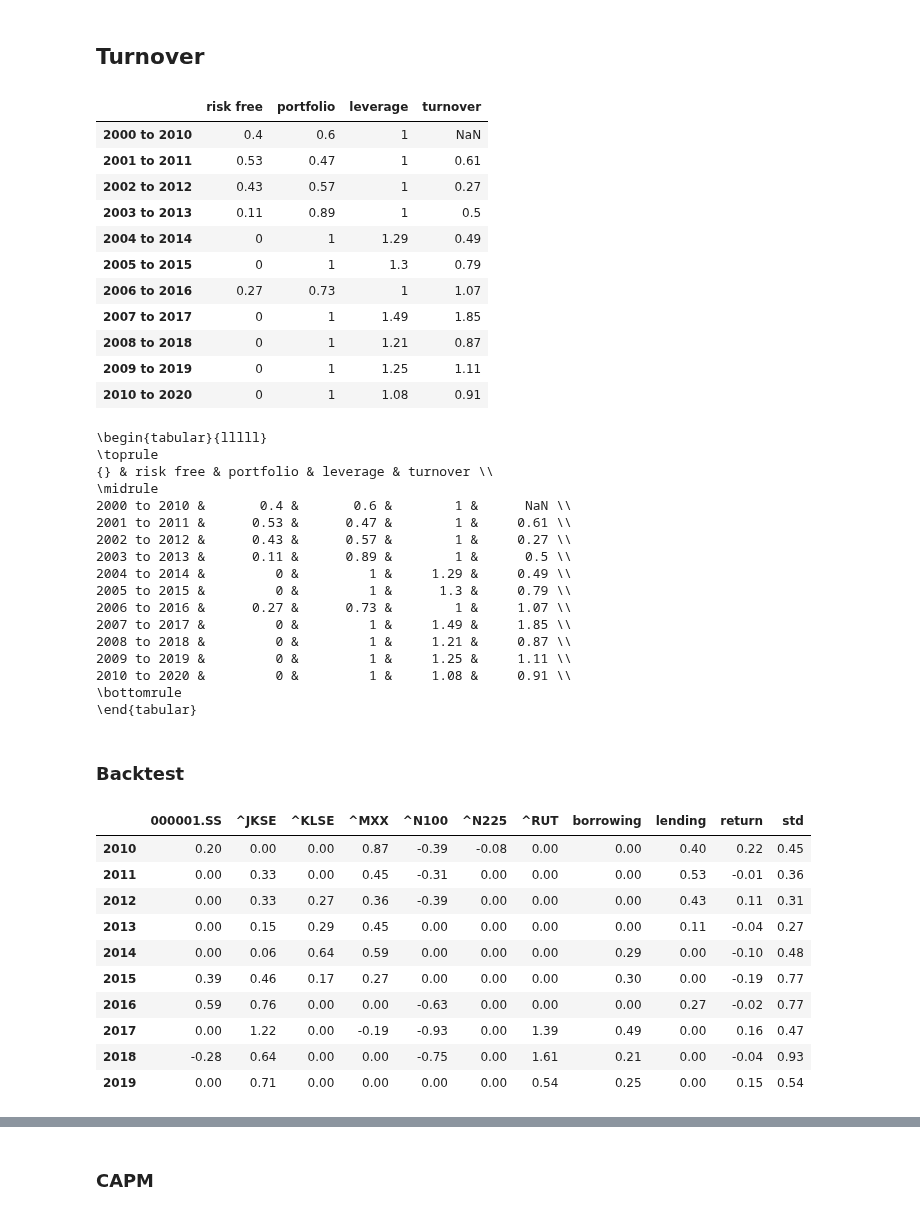
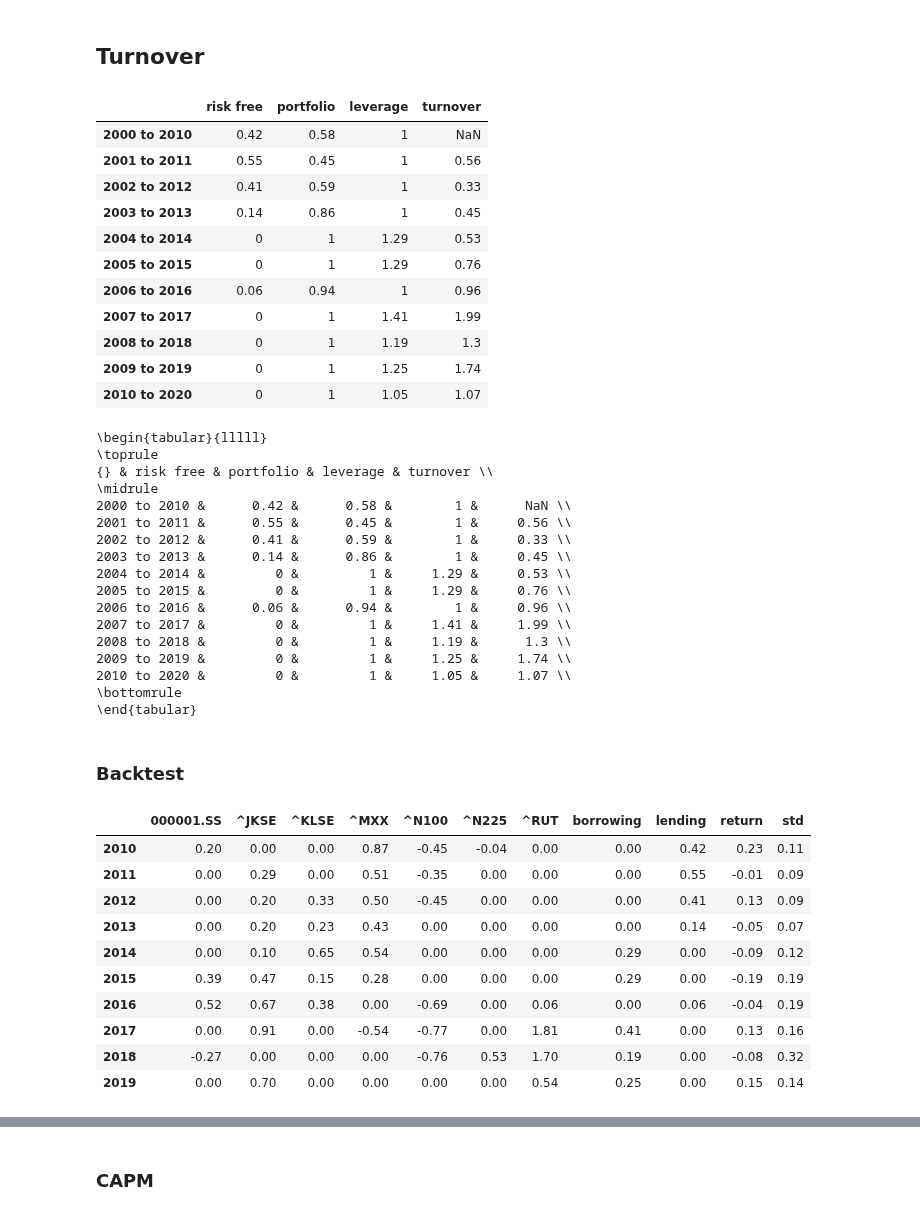
Before and after one commit to mxmws/datafin, a Jupyter notebook: Final_assigment.ipynb, the cells around one changed output, grey strips where cells are left out. Cells and saved outputs as stored; diff of their text form; code cells hidden in the pictures.

```diff
--- a/Final_assigment.ipynb
+++ b/Final_assigment.ipynb
@@ -159,7 +159,7 @@ for j in range(4,5):
 import numpy as np
 import matplotlib.pyplot as plt
 
-runs = 10000
+runs = 50000
 
 tobin_separation = True
 
@@ -433,17 +433,17 @@ for i, (portfolio, previous_portfolio) in enumerate(zip(highest_sharper_portfoli
 table
 # %% [output]
 |  | risk free | portfolio | leverage | turnover |
-| 2000 to 2010 | 0.4 | 0.6 | 1 | NaN |
-| 2001 to 2011 | 0.53 | 0.47 | 1 | 0.61 |
-| 2002 to 2012 | 0.43 | 0.57 | 1 | 0.27 |
-| 2003 to 2013 | 0.11 | 0.89 | 1 | 0.5 |
-| 2004 to 2014 | 0 | 1 | 1.29 | 0.49 |
-| 2005 to 2015 | 0 | 1 | 1.3 | 0.79 |
-| 2006 to 2016 | 0.27 | 0.73 | 1 | 1.07 |
-| 2007 to 2017 | 0 | 1 | 1.49 | 1.85 |
-| 2008 to 2018 | 0 | 1 | 1.21 | 0.87 |
-| 2009 to 2019 | 0 | 1 | 1.25 | 1.11 |
-| 2010 to 2020 | 0 | 1 | 1.08 | 0.91 |
+| 2000 to 2010 | 0.42 | 0.58 | 1 | NaN |
+| 2001 to 2011 | 0.55 | 0.45 | 1 | 0.56 |
+| 2002 to 2012 | 0.41 | 0.59 | 1 | 0.33 |
+| 2003 to 2013 | 0.14 | 0.86 | 1 | 0.45 |
+| 2004 to 2014 | 0 | 1 | 1.29 | 0.53 |
+| 2005 to 2015 | 0 | 1 | 1.29 | 0.76 |
+| 2006 to 2016 | 0.06 | 0.94 | 1 | 0.96 |
+| 2007 to 2017 | 0 | 1 | 1.41 | 1.99 |
+| 2008 to 2018 | 0 | 1 | 1.19 | 1.3 |
+| 2009 to 2019 | 0 | 1 | 1.25 | 1.74 |
+| 2010 to 2020 | 0 | 1 | 1.05 | 1.07 |
 # %%
 print(table.to_latex())
 # %% [output]
@@ -451,17 +451,17 @@ print(table.to_latex())
 \toprule
 {} & risk free & portfolio & leverage & turnover \\
 \midrule
-2000 to 2010 &       0.4 &       0.6 &        1 &      NaN \\
-2001 to 2011 &      0.53 &      0.47 &        1 &     0.61 \\
-2002 to 2012 &      0.43 &      0.57 &        1 &     0.27 \\
-2003 to 2013 &      0.11 &      0.89 &        1 &      0.5 \\
-2004 to 2014 &         0 &         1 &     1.29 &     0.49 \\
-2005 to 2015 &         0 &         1 &      1.3 &     0.79 \\
-2006 to 2016 &      0.27 &      0.73 &        1 &     1.07 \\
-2007 to 2017 &         0 &         1 &     1.49 &     1.85 \\
-2008 to 2018 &         0 &         1 &     1.21 &     0.87 \\
-2009 to 2019 &         0 &         1 &     1.25 &     1.11 \\
-2010 to 2020 &         0 &         1 &     1.08 &     0.91 \\
+2000 to 2010 &      0.42 &      0.58 &        1 &      NaN \\
+2001 to 2011 &      0.55 &      0.45 &        1 &     0.56 \\
+2002 to 2012 &      0.41 &      0.59 &        1 &     0.33 \\
+2003 to 2013 &      0.14 &      0.86 &        1 &     0.45 \\
+2004 to 2014 &         0 &         1 &     1.29 &     0.53 \\
+2005 to 2015 &         0 &         1 &     1.29 &     0.76 \\
+2006 to 2016 &      0.06 &      0.94 &        1 &     0.96 \\
+2007 to 2017 &         0 &         1 &     1.41 &     1.99 \\
+2008 to 2018 &         0 &         1 &     1.19 &      1.3 \\
+2009 to 2019 &         0 &         1 &     1.25 &     1.74 \\
+2010 to 2020 &         0 &         1 &     1.05 &     1.07 \\
 \bottomrule
 \end{tabular}
 # %% [markdown]
@@ -481,6 +481,7 @@ for i, portfolio in enumerate(highest_sharper_portfolios[:-1]):
 
     weights = portfolio["weights_incl_rf"]
 
+    '''
     # connect symbol of each asset to weight the asset has in the portfolio
     symbol_weight_pairs = list(zip(list(data.columns)+["risk free asset"], weights))
     # divide into long and short, drop weights that are 0
@@ -489,7 +490,7 @@ for i, portfolio in enumerate(highest_sharper_portfolios[:-1]):
     # print symbol weight pairs
     #print(f"Weights: {', '.join( [str(round(weight*100))+'% '+symbol for symbol, weight in long_symbol_weight_pairs] )}")
     # if we borrow (if investment at rfr is negative)
-    '''
+
     if symbol_weight_pairs[-1][1]<0:
         print(f"Borrowed: {round(-symbol_weight_pairs[-1][1]*100)}%")
         short_symbol_weight_pairs = short_symbol_weight_pairs[:-1]
@@ -502,45 +503,45 @@ for i, portfolio in enumerate(highest_sharper_portfolios[:-1]):
     #returns = (data / data.shift(1))[1+i*12:12*10+i*12] # uncomment this
     logReturn = np.log(returns)
     # add column for risk free asset
-    logReturn["rf"] = [risk_free_rate/12]*12 # change last 12 to 119
+    logReturn["rf"] = [risk_free_rate/12]*12 # change last 12 to 119 to check portfolio
 
     logReturn_weighted = (logReturn*weights).sum(axis=1)
     monthly_portfolio_logReturns = pd.concat([monthly_portfolio_logReturns, logReturn_weighted])
     #print(logReturn_weighted.sum(axis=1))
     #print(logReturn_weighted)
     logReturn_total = logReturn_weighted.sum()
     # total weighted return for the year
     #print(f"Return: {str(round(logReturn_total*100))}%")
 
     # this works too but is more complicated
     #covariances = logReturn.cov()
     #portfolio_std = np.sqrt(np.dot(weights.T, np.dot(covariances, weights)))
 
-    portfolio_std = 12*np.sqrt(logReturn_weighted.var())
+    portfolio_std = 3*np.sqrt(logReturn_weighted.var())
 
     #print(f"Standard deviation: " + str(round(portfolio_std,4)))
 
     if portfolio["weights_incl_rf"][-1]>0:
         row_weights = list(portfolio["weights_incl_rf"][:-1])+[0.0]+[portfolio["weights_incl_rf"][-1]]
     else:
         row_weights = list(portfolio["weights_incl_rf"][:-1])+[abs(portfolio["weights_incl_rf"][-1])]+[0.0]
     #print(len(row_weights))
     row = [round(val, 2) for val in list(row_weights)+[logReturn_total, portfolio_std]]
 
     table.loc[f"{portfolio['dates'][1].year}"] = row
 table
 # %% [output]
 |  | 000001.SS | ^JKSE | ^KLSE | ^MXX | ^N100 | ^N225 | ^RUT | borrowing | lending | return | std |
-| 2010 | 0.20 | 0.00 | 0.00 | 0.87 | -0.39 | -0.08 | 0.00 | 0.00 | 0.40 | 0.22 | 0.45 |
-| 2011 | 0.00 | 0.33 | 0.00 | 0.45 | -0.31 | 0.00 | 0.00 | 0.00 | 0.53 | -0.01 | 0.36 |
-| 2012 | 0.00 | 0.33 | 0.27 | 0.36 | -0.39 | 0.00 | 0.00 | 0.00 | 0.43 | 0.11 | 0.31 |
-| 2013 | 0.00 | 0.15 | 0.29 | 0.45 | 0.00 | 0.00 | 0.00 | 0.00 | 0.11 | -0.04 | 0.27 |
-| 2014 | 0.00 | 0.06 | 0.64 | 0.59 | 0.00 | 0.00 | 0.00 | 0.29 | 0.00 | -0.10 | 0.48 |
-| 2015 | 0.39 | 0.46 | 0.17 | 0.27 | 0.00 | 0.00 | 0.00 | 0.30 | 0.00 | -0.19 | 0.77 |
-| 2016 | 0.59 | 0.76 | 0.00 | 0.00 | -0.63 | 0.00 | 0.00 | 0.00 | 0.27 | -0.02 | 0.77 |
-| 2017 | 0.00 | 1.22 | 0.00 | -0.19 | -0.93 | 0.00 | 1.39 | 0.49 | 0.00 | 0.16 | 0.47 |
-| 2018 | -0.28 | 0.64 | 0.00 | 0.00 | -0.75 | 0.00 | 1.61 | 0.21 | 0.00 | -0.04 | 0.93 |
-| 2019 | 0.00 | 0.71 | 0.00 | 0.00 | 0.00 | 0.00 | 0.54 | 0.25 | 0.00 | 0.15 | 0.54 |
+| 2010 | 0.20 | 0.00 | 0.00 | 0.87 | -0.45 | -0.04 | 0.00 | 0.00 | 0.42 | 0.23 | 0.11 |
+| 2011 | 0.00 | 0.29 | 0.00 | 0.51 | -0.35 | 0.00 | 0.00 | 0.00 | 0.55 | -0.01 | 0.09 |
+| 2012 | 0.00 | 0.20 | 0.33 | 0.50 | -0.45 | 0.00 | 0.00 | 0.00 | 0.41 | 0.13 | 0.09 |
+| 2013 | 0.00 | 0.20 | 0.23 | 0.43 | 0.00 | 0.00 | 0.00 | 0.00 | 0.14 | -0.05 | 0.07 |
+| 2014 | 0.00 | 0.10 | 0.65 | 0.54 | 0.00 | 0.00 | 0.00 | 0.29 | 0.00 | -0.09 | 0.12 |
+| 2015 | 0.39 | 0.47 | 0.15 | 0.28 | 0.00 | 0.00 | 0.00 | 0.29 | 0.00 | -0.19 | 0.19 |
+| 2016 | 0.52 | 0.67 | 0.38 | 0.00 | -0.69 | 0.00 | 0.06 | 0.00 | 0.06 | -0.04 | 0.19 |
+| 2017 | 0.00 | 0.91 | 0.00 | -0.54 | -0.77 | 0.00 | 1.81 | 0.41 | 0.00 | 0.13 | 0.16 |
+| 2018 | -0.27 | 0.00 | 0.00 | 0.00 | -0.76 | 0.53 | 1.70 | 0.19 | 0.00 | -0.08 | 0.32 |
+| 2019 | 0.00 | 0.70 | 0.00 | 0.00 | 0.00 | 0.00 | 0.54 | 0.25 | 0.00 | 0.15 | 0.14 |
 # %%
 print(table.to_latex())
 # %% [output]
```
Also changed, not shown: parts of 8 cells of this notebook.
